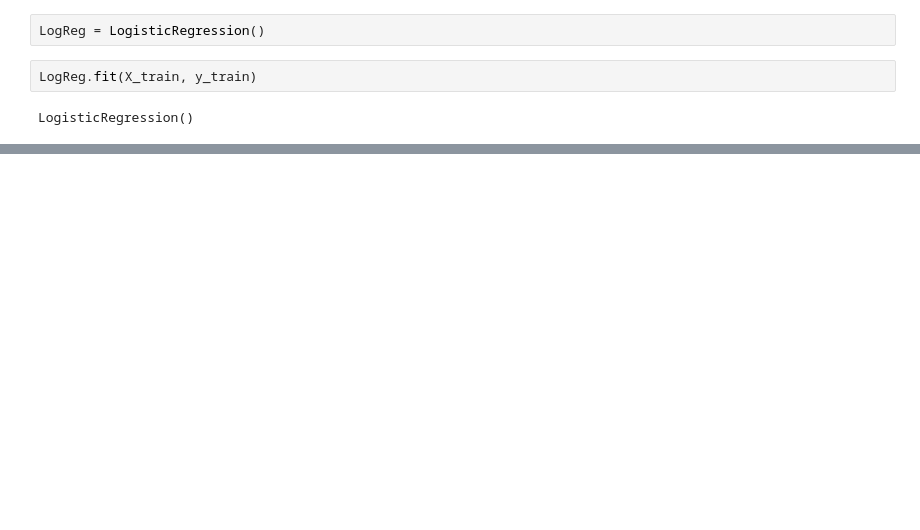
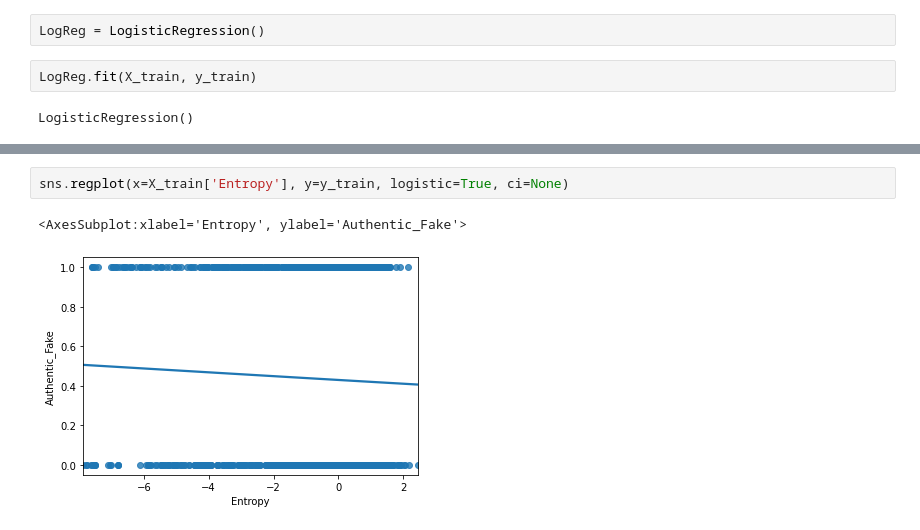
Before and after one commit to daniellejenkins17/Banknote_Classification_Real_Or_Fake, a Jupyter notebook: Banknote Day 1.ipynb, the cells around one changed output, grey strips where cells are left out. Saved outputs shown, nothing was run; the diff lists cells and outputs as text; blank space fills up the shorter version.

```diff
--- a/Banknote Day 1.ipynb
+++ b/Banknote Day 1.ipynb
@@ -341,0 +381,5 @@ sns.regplot(x=X_train['Kurtosis'], y=y_train, logistic=True, ci=None)
+# %%
+sns.regplot(x=X_train['Entropy'], y=y_train, logistic=True, ci=None)
+# %% [output]
+<AxesSubplot:xlabel='Entropy', ylabel='Authentic_Fake'>
+[figure, added]
```
Also changed, not shown: parts of 32 cells of this notebook, 2 other files.
